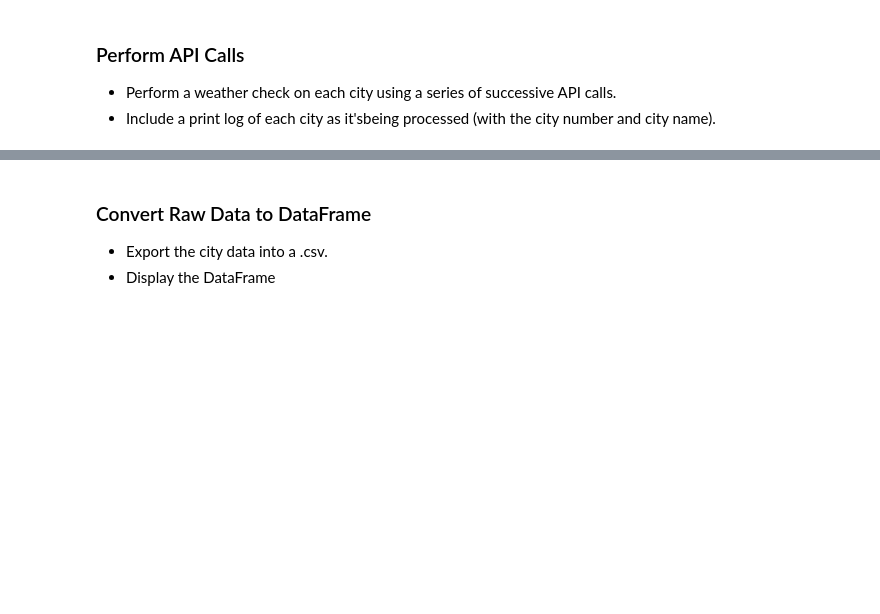
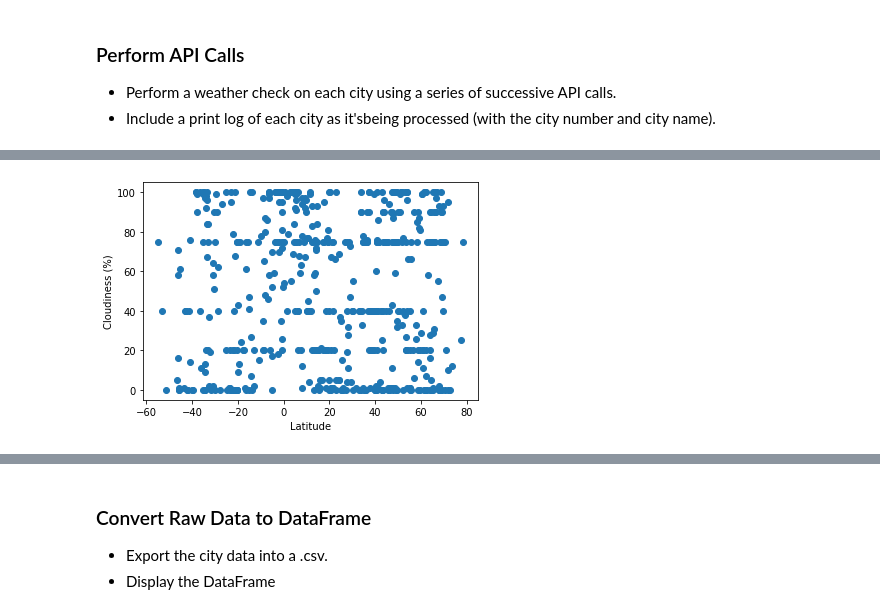
Before and after one commit to iliveonit/python-api-challenge, a Jupyter notebook: WeatherPy/WeatherPy.ipynb, the cells around one changed output, grey strips where cells are left out. Cells and saved outputs as stored; diff of their text form; code cells hidden in the pictures; blank space fills up the shorter version.

```diff
--- a/WeatherPy/WeatherPy.ipynb
+++ b/WeatherPy/WeatherPy.ipynb
@@ -160,0 +162,11 @@ plt.show()
+# %%
+# Create scatter plot: Cloudiness (%) vs. Latitude
+
+x_values = weather_df['Lat']
+y_values = weather_df['Cloudiness']
+plt.scatter(x_values,y_values)
+plt.xlabel('Latitude')
+plt.ylabel('Cloudiness (%)')
+plt.show()
+# %% [output]
+[figure, added]
```
Also changed, not shown: parts of 16 cells of this notebook, 7 other files.
